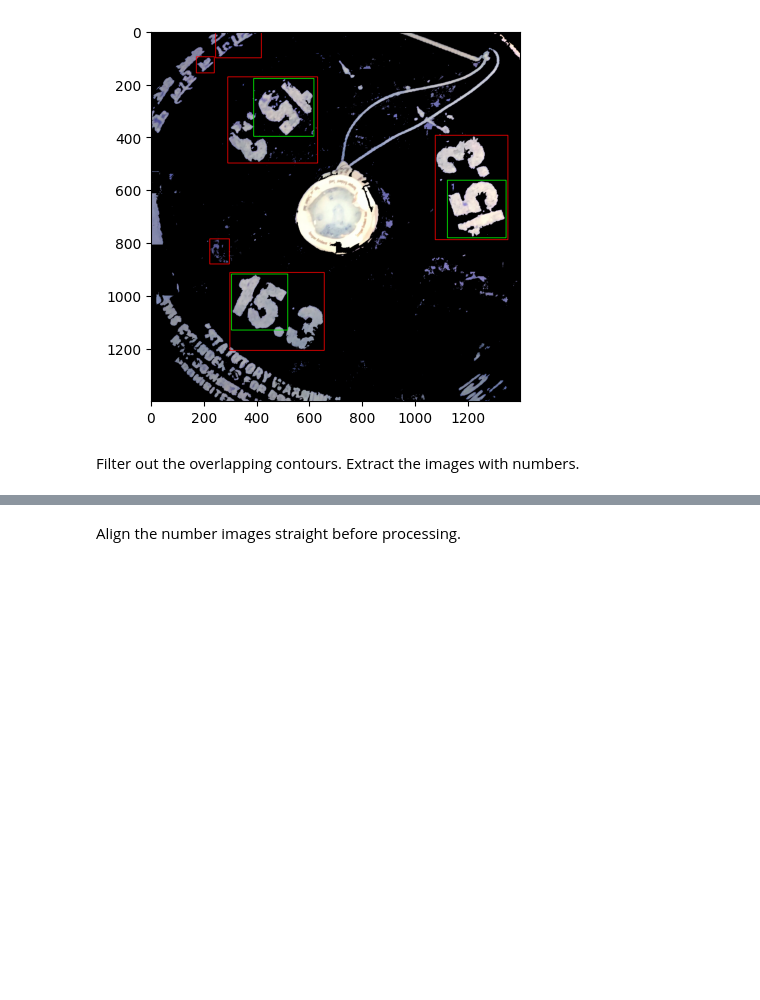
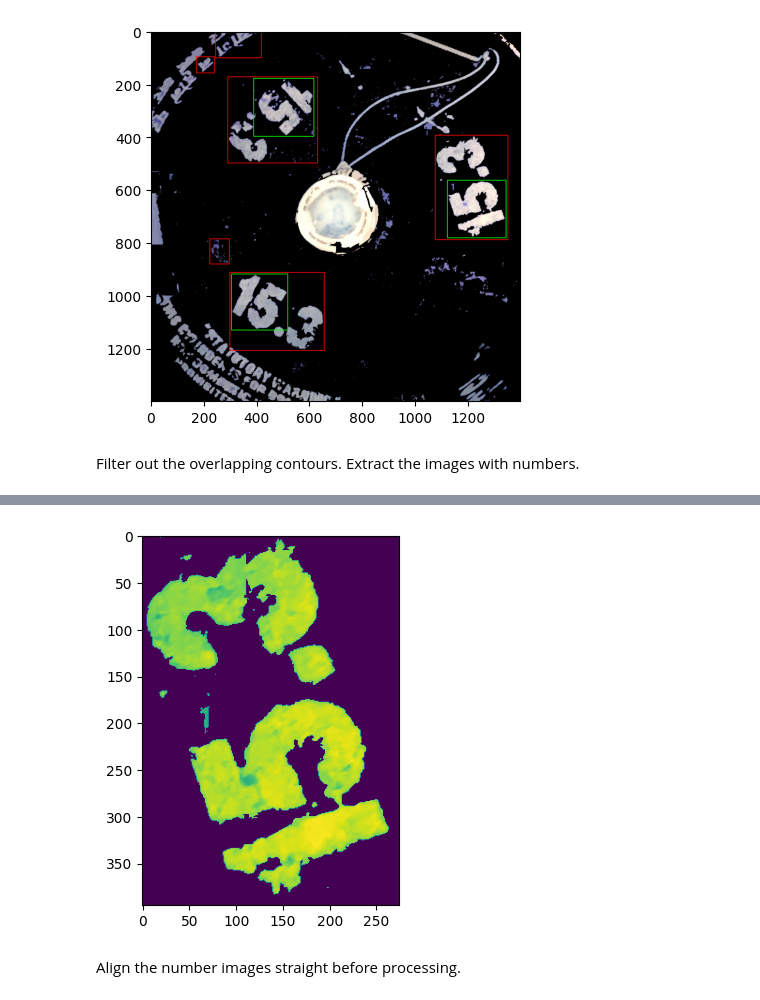
Before and after one commit to siddeshwarnavink/gas-cylinder-weight, a Jupyter notebook: gas-cylinder-weight/code-testing/non-pointer-solution(copy).ipynb, the cells around one changed output, grey strips where cells are left out. Cells and saved outputs as stored; diff of their text form; code cells hidden in the pictures; blank space fills up the shorter version.

```diff
--- a/gas-cylinder-weight/code-testing/non-pointer-solution(copy).ipynb
+++ b/gas-cylinder-weight/code-testing/non-pointer-solution(copy).ipynb
@@ -160,0 +287,9 @@ Number of images extracted: 3
+# %%
+for images in extract_images :
+        gray = cv2.cvtColor(images, cv2.COLOR_BGR2GRAY)
+        plt.imshow(gray)
+        data = pytesseract.image_to_osd(gray, config='--psm 0 ')
+        rotation_angle = int(data.split('Rotate: ')[-1])
+        print(rotation_angle)
+        break
+# %% [output]
@@ -161,3 +297,4 @@ Number of images extracted: 3
+[figure, added]
 # %% [markdown]
 Align the number images straight before processing.
 # %%
```
Also changed, not shown: parts of 9 cells of this notebook, 1 other file.
